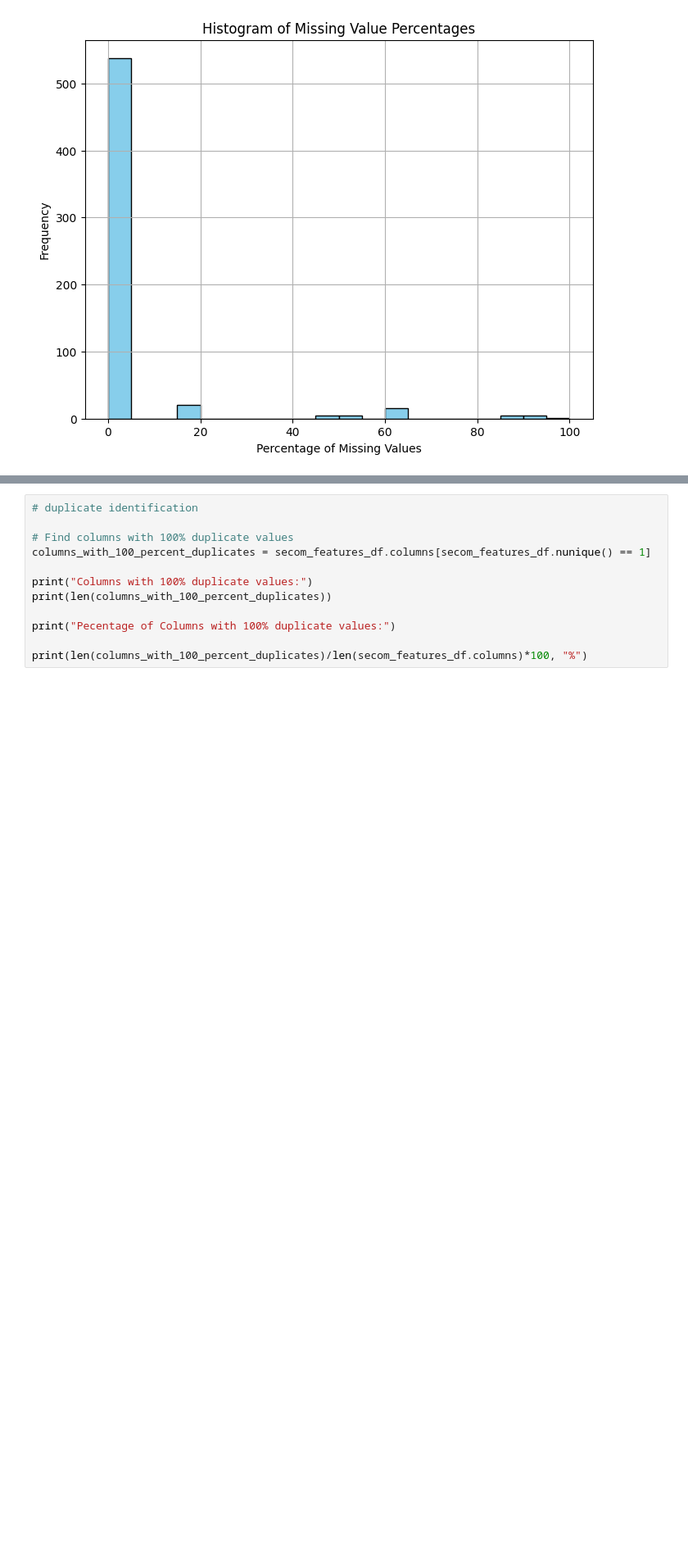
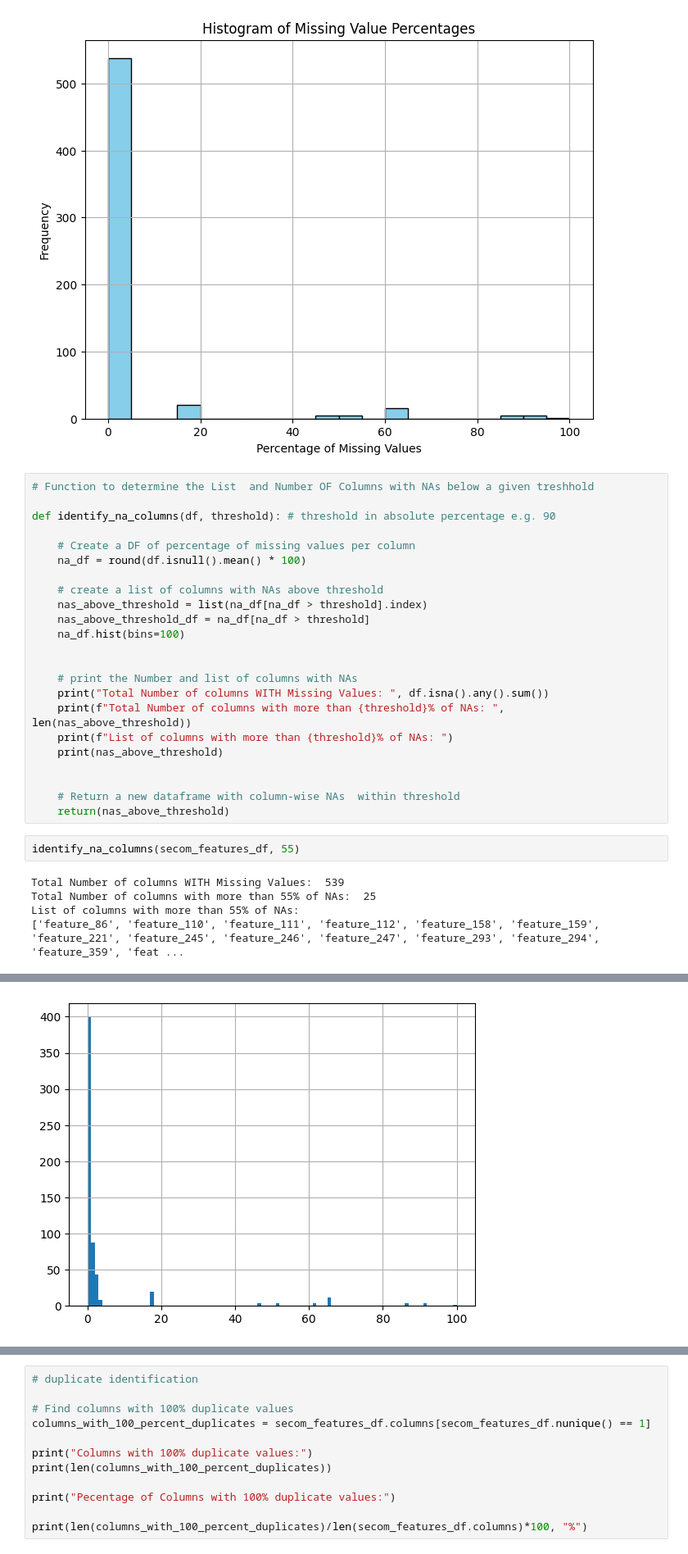
Before and after one commit to HayateSato/SECOM_Project, a Jupyter notebook: secom_file_draft_Majeed.ipynb, the cells around one changed output, grey strips where cells are left out. Shown at 82% size. Drawn from its saved outputs; the diff is of its cells as text; blank space fills up the shorter version.

```diff
--- a/secom_file_draft_Majeed.ipynb
+++ b/secom_file_draft_Majeed.ipynb
@@ -223,3 +229,33 @@ Frequency Table of Percentage of Missing Values in Each Column:
 0  <=55%        514
 1   >55%         25
 [figure]
+# %%
+# Function to determine the List  and Number OF Columns with NAs below a given treshhold
+
+def identify_na_columns(df, threshold): # threshold in absolute percentage e.g. 90
+
+    # Create a DF of percentage of missing values per column
+    na_df = round(df.isnull().mean() * 100)
+
+    # create a list of columns with NAs above threshold
+    nas_above_threshold = list(na_df[na_df > threshold].index)
+    nas_above_threshold_df = na_df[na_df > threshold]
+    na_df.hist(bins=100)
+
+
+    # print the Number and list of columns with NAs
+    print("Total Number of columns WITH Missing Values: ", df.isna().any().sum())
+    print(f"Total Number of columns with more than {threshold}% of NAs: ", len(nas_above_threshold))
+    print(f"List of columns with more than {threshold}% of NAs: ")
+    print(nas_above_threshold)
+
+
+    # Return a new dataframe with column-wise NAs  within threshold
+    return(nas_above_threshold)
+# %%
+identify_na_columns(secom_features_df, 55)
+# %% [output]
+Total Number of columns WITH Missing Values:  539
+Total Number of columns with more than 55% of NAs:  25
+List of columns with more than 55% of NAs:
+['feature_86', 'feature_110', 'feature_111', 'feature_112', 'feature_158', 'feature_159', 'feature_221', 'feature_245', 'feature_246', 'feature_247', 'feature_293', 'feature_294', 'feature_359', 'feat ...
@@ -225,0 +279 @@ Frequency Table of Percentage of Missing Values in Each Column:
+[figure, added]
```
Also changed, not shown: parts of 3 cells of this notebook.
